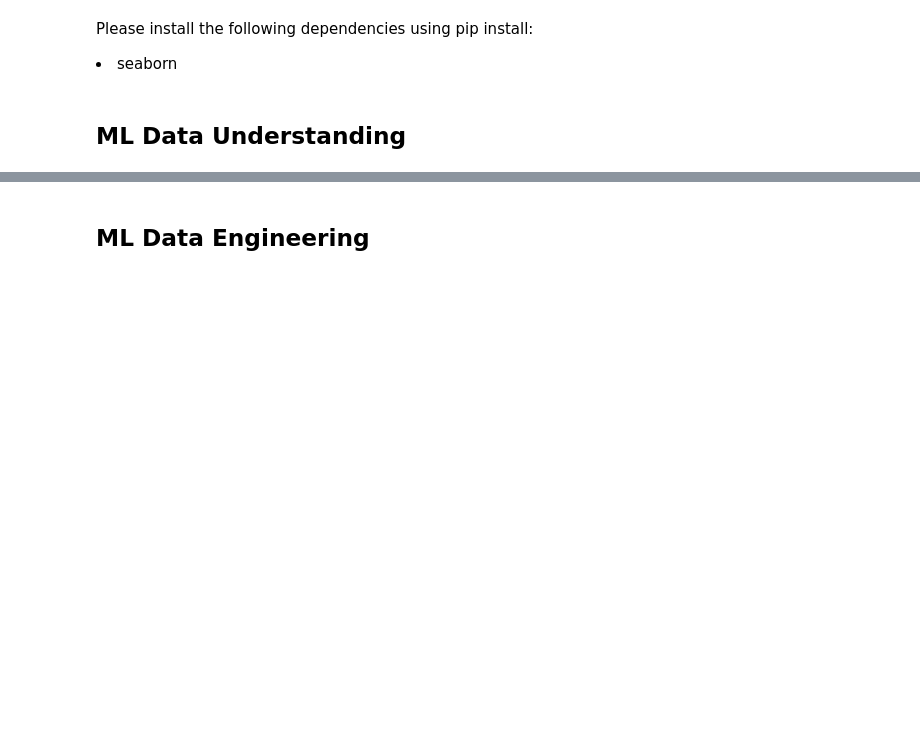
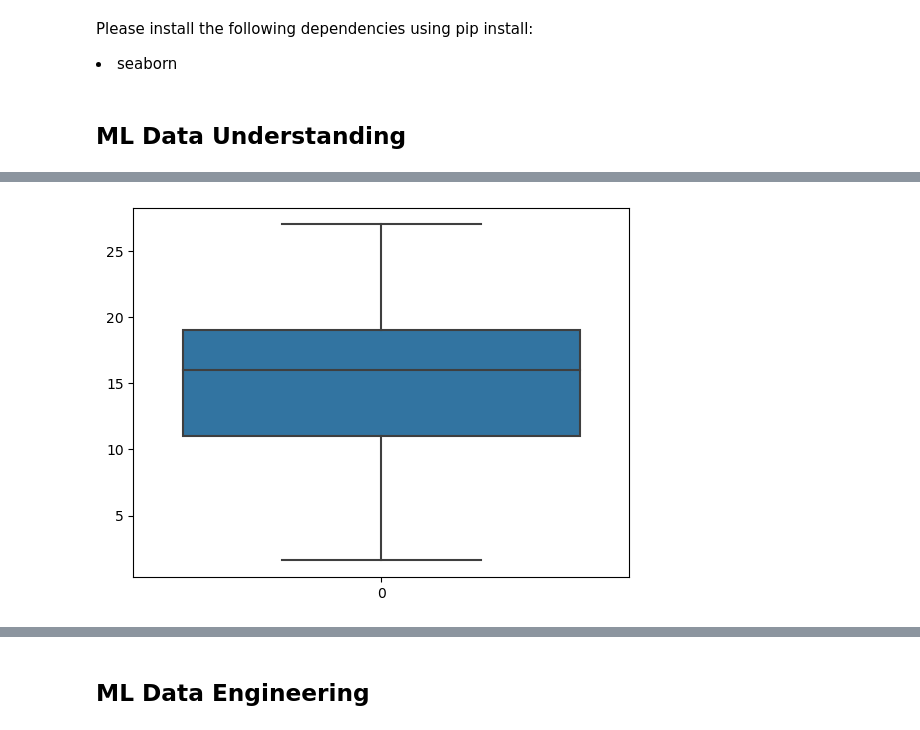
Before and after one commit to jjmartegarcia/machinelearning, a Jupyter notebook: excercises/LinearRegression/SalesPrediction.ipynb, the cells around one changed output, grey strips where cells are left out. Cells and saved outputs as stored; diff of their text form; code cells hidden in the pictures; blank space fills up the shorter version.

```diff
--- a/excercises/LinearRegression/SalesPrediction.ipynb
+++ b/excercises/LinearRegression/SalesPrediction.ipynb
@@ -163,0 +78,6 @@ plt.savefig('sc.png');
+# %%
+# Visualize the distribution of sales.
+sns.boxplot(advertising['Sales'])
+plt.show()
+# %% [output]
+[figure, added]
```
Also changed, not shown: parts of 51 cells of this notebook.
